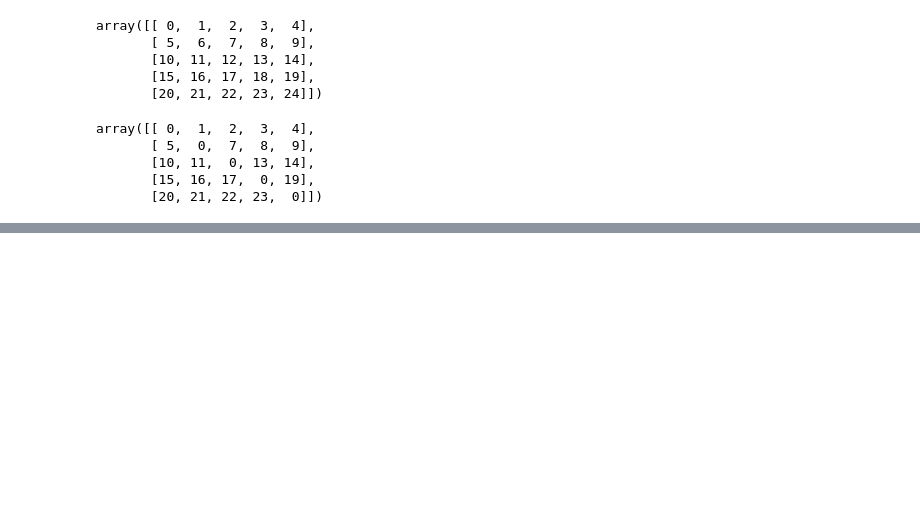
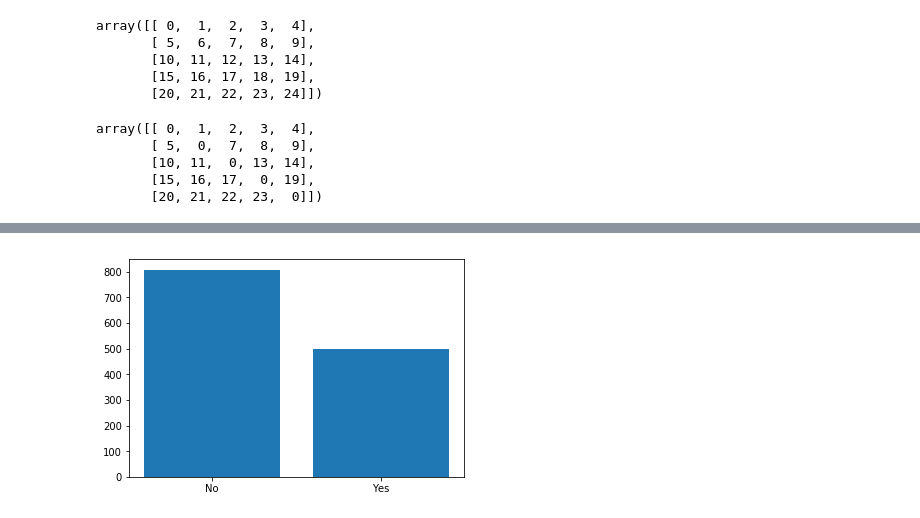
Before and after one commit to kamonsiri080/DW, a Jupyter notebook: Lab8.ipynb, the cells around one changed output, grey strips where cells are left out. Drawn from its saved outputs; the diff is of its cells as text; code cells hidden in the pictures; blank space fills up the shorter version.

```diff
--- a/Lab8.ipynb
+++ b/Lab8.ipynb
@@ -583,0 +712,5 @@ array([[ 0,  1,  2,  3,  4],
+# %%
+import matplotlib.pyplot as plt
+fig,axes = plt.bar(survived,survived_value)
+# %% [output]
+[figure, added]
```
Also changed, not shown: parts of 37 cells of this notebook.
